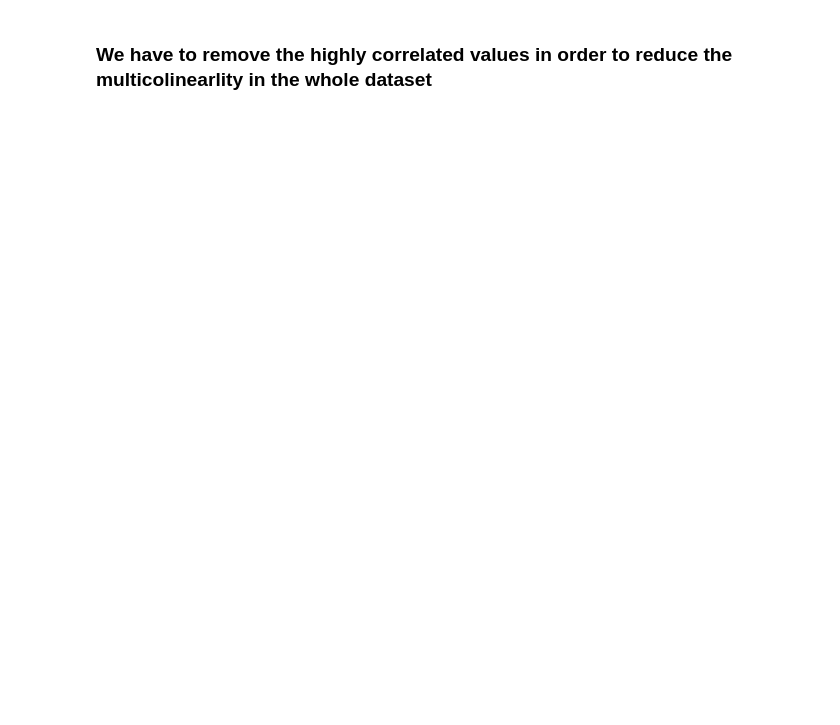
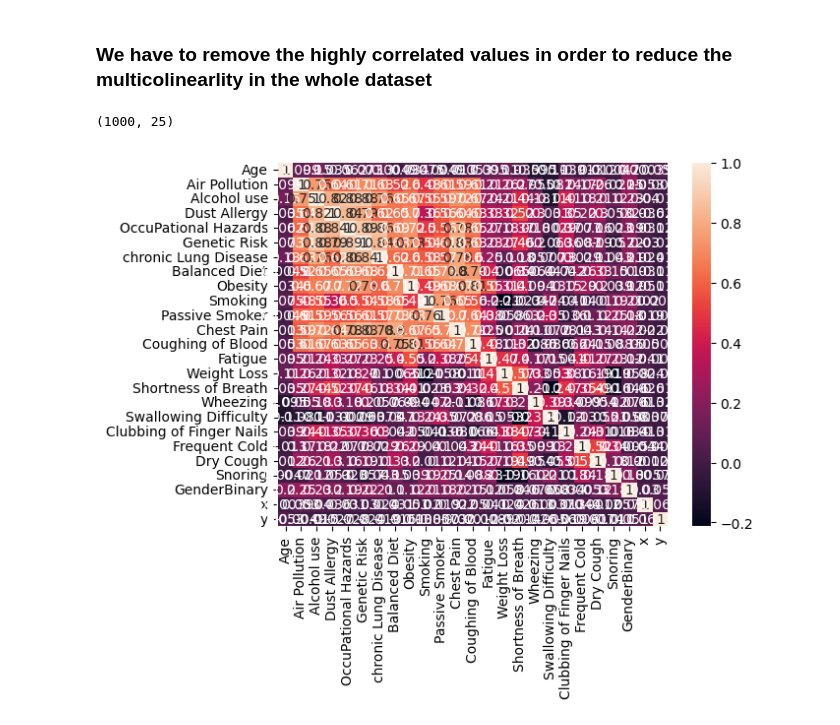
Before and after one commit to suzaladhikari/Dimension-Reduction-, a Jupyter notebook: dimension.ipynb, the cells around one changed output. Cells and saved outputs as stored; diff of their text form; code cells hidden in the pictures; blank space fills up the shorter version.

```diff
--- a/dimension.ipynb
+++ b/dimension.ipynb
@@ -98,2 +101,16 @@ y                         0.050887  1.000000
 # %% [markdown]
 ### We have to remove the highly correlated values in order to reduce the multicolinearlity in the whole dataset
+# %%
+## Lets see how do we remove the multicolinearity of the whole dataset in order to reduce the overfitting case
+correlation_matrix = non_numeric_column.corr().abs() ## This is our correlation matrix !
+## Lets create mask which removes the ones
+mask = np.triu(np.ones_like(correlation_matrix, dtype = bool))
+upper = correlation_matrix.mask(mask)
+new_matrix = correlation_matrix.mask(mask)
+to_drop = [c for c in non_numeric_column.columns if any(upper[c] >= 1)]
+final_matix = non_numeric_column.drop(to_drop, axis = 1)
+sns.heatmap(final_matix.corr(), annot = True)
+print(final_matix.shape)
+# %% [output]
+(1000, 25)
+[figure, added]
```
Also changed, not shown: parts of 6 cells of this notebook.
